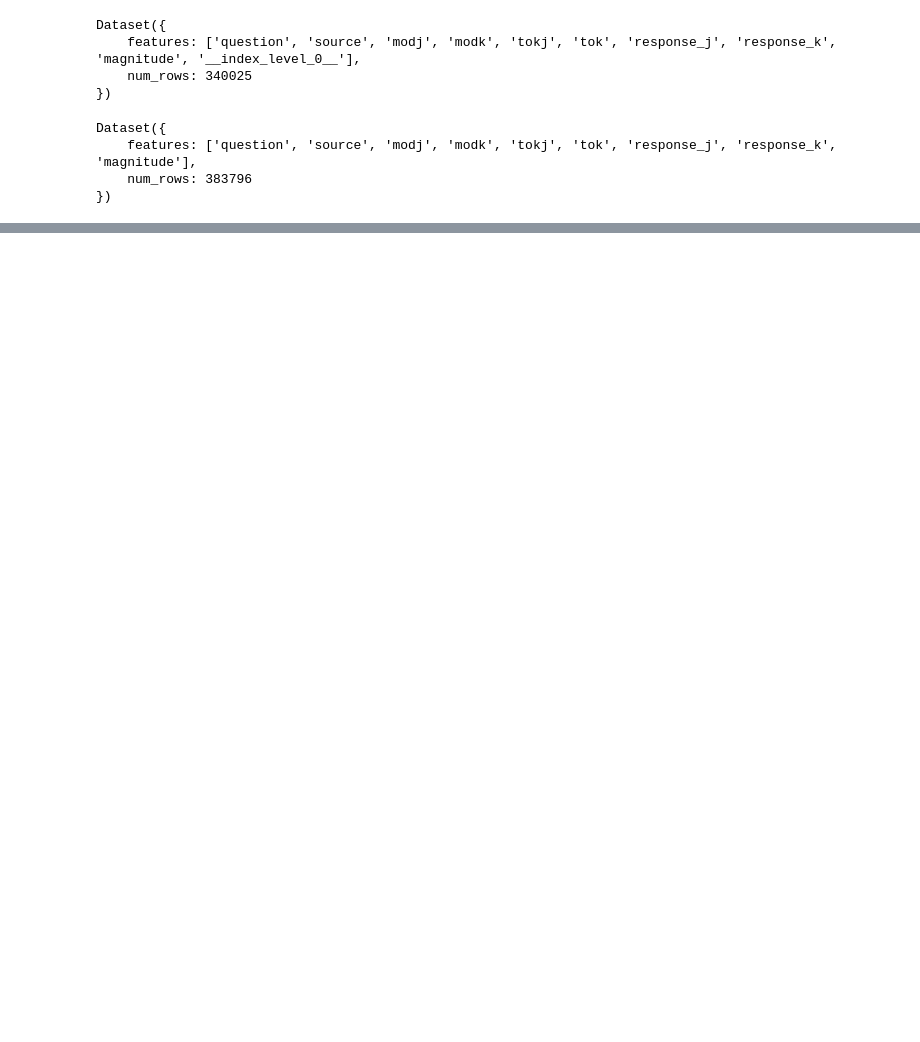
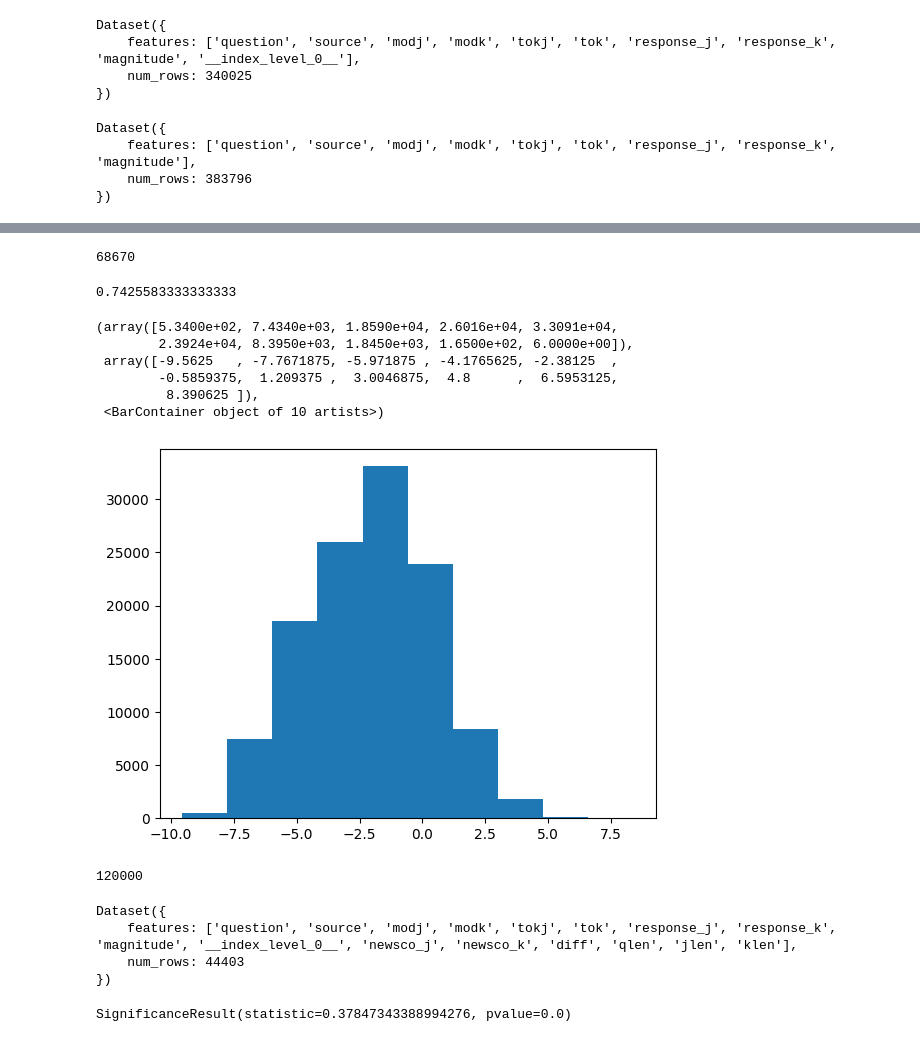
Before and after one commit to PrasannS/rlhf-length-biases, a Jupyter notebook: notebooks/nb_data/ultrasub_analysis.ipynb, the cells around one changed output, grey strips where cells are left out. Drawn from its saved outputs; the diff is of its cells as text; code cells hidden in the pictures; blank space fills up the shorter version.

```diff
--- a/notebooks/nb_data/ultrasub_analysis.ipynb
+++ b/notebooks/nb_data/ultrasub_analysis.ipynb
@@ -32,0 +145,11 @@ Dataset({
+# %%
+def add_diff(ex):
+    ex['diff'] = ex['newsco_j'] - ex['newsco_k']
+    ex['qlen'] = len(tok(ex['question']).input_ids)
+    ex['jlen'] = len(tok(ex['response_j']).input_ids)
+    ex['klen'] = len(tok(ex['response_k']).input_ids)
+    return ex
+# %%
+alldata = concatenate_datasets(dsets)
+# %%
+alldata = alldata.map(add_diff, num_proc=10)
@@ -32,0 +166,24 @@ Dataset({
+# %%
+alldata = alldata.filter(lambda ex: (ex['qlen']<256) and (ex['jlen']<256) and (ex['klen']<256) )
+# %%
+len(alldata)
+# %% [output]
+68670
+# %%
+len(alldata.filter(lambda ex: ex['diff']>0, num_proc=10))/len(alldata)
+# %% [output]
+0.7425583333333333
+# %%
+plt.hist(alldata['newsco_k'])
+# %% [output]
+(array([5.3400e+02, 7.4340e+03, 1.8590e+04, 2.6016e+04, 3.3091e+04,
+        2.3924e+04, 8.3950e+03, 1.8450e+03, 1.6500e+02, 6.0000e+00]),
+ array([-9.5625   , -7.7671875, -5.971875 , -4.1765625, -2.38125  ,
+        -0.5859375,  1.209375 ,  3.0046875,  4.8      ,  6.5953125,
+         8.390625 ]),
+ <BarContainer object of 10 artists>)
+[figure, added]
+# %%
+len(alldata)
+# %% [output]
+120000
@@ -32,0 +201,7 @@ Dataset({
+# %%
+tmp
+# %% [output]
+Dataset({
+    features: ['question', 'source', 'modj', 'modk', 'tokj', 'tok', 'response_j', 'response_k', 'magnitude', '__index_level_0__', 'newsco_j', 'newsco_k', 'diff', 'qlen', 'jlen', 'klen'],
+    num_rows: 44403
+})
@@ -32,0 +210,4 @@ Dataset({
+# %%
+spearmanr(alldata['diff'], alldata['magnitude'])
+# %% [output]
+SignificanceResult(statistic=0.37847343388994276, pvalue=0.0)
```
Also changed, not shown: parts of 33 cells of this notebook, 18 other files.
